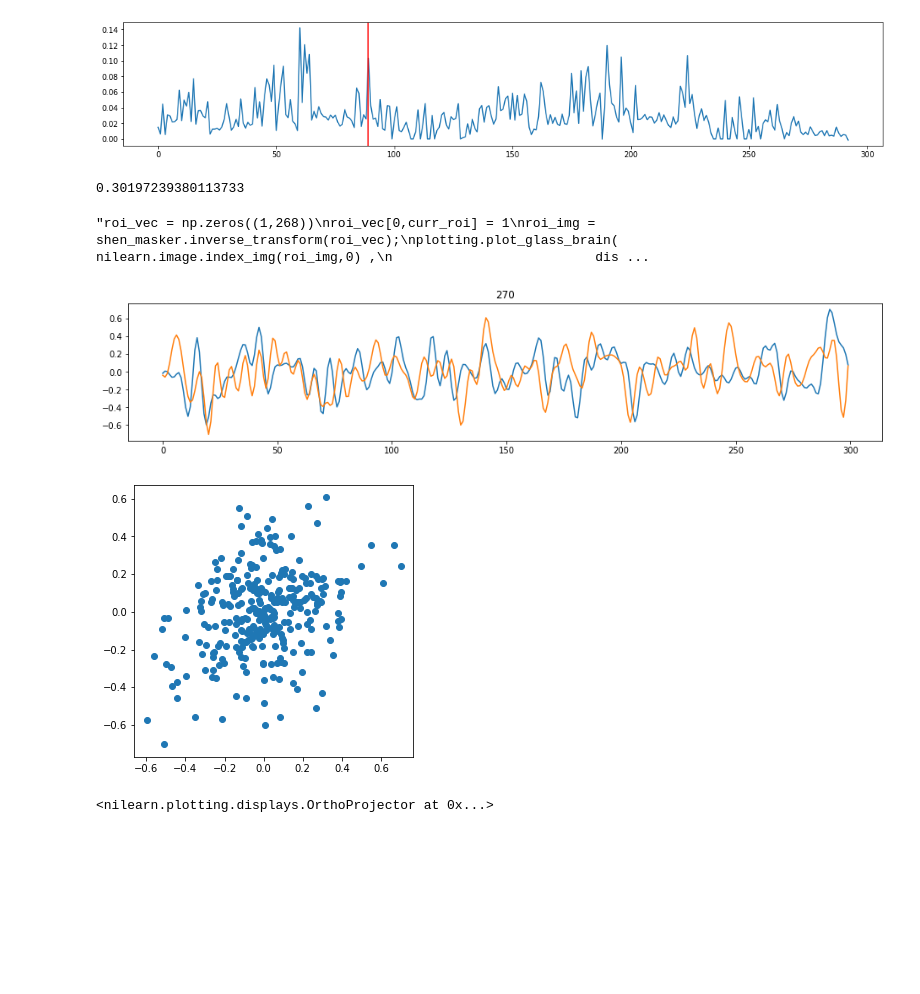
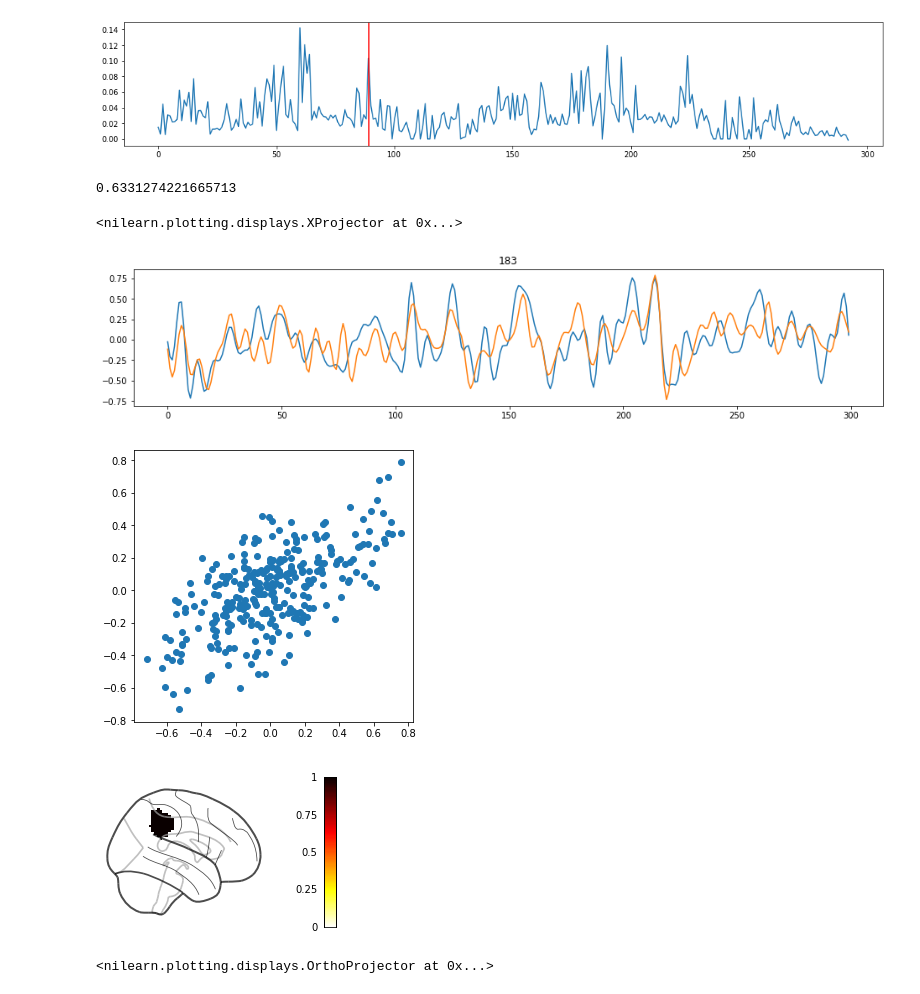
Before and after one commit to nomcomm/narratives_pieman, a Jupyter notebook: scripts/02_ISC_Pieman.ipynb, the cells around one changed output. Drawn from its saved outputs; the diff is of its cells as text; code cells hidden in the pictures; blank space fills up the shorter version.

```diff
--- a/scripts/02_ISC_Pieman.ipynb
+++ b/scripts/02_ISC_Pieman.ipynb
@@ -389,32 +65,33 @@ plt.axvline(89, color = 'red')
 # %%
 m1 = np.mean(data[:,:, :34], axis =2)
 m2 = np.mean(data[:,:, 34:], axis =2)
 
-curr_roi = 270
+curr_roi = 183
 
 plt.figure(figsize = (16,3))
 
 plt.plot(m1[:,curr_roi]);
 plt.plot(m2[:,curr_roi]);
 plt.title(str(curr_roi))
 print(np.corrcoef(m1[:,curr_roi], m2[:,curr_roi])[0,1])
 
 plt.figure(figsize = (5,5))
 plt.scatter(m1[:,curr_roi],
            m2[:,curr_roi])
 
-'''roi_vec = np.zeros((1,268))
+roi_vec = np.zeros((1,268))
 roi_vec[0,curr_roi] = 1
 roi_img = shen_masker.inverse_transform(roi_vec);
 plotting.plot_glass_brain( nilearn.image.index_img(roi_img,0) ,
                           display_mode = 'x',
                           colorbar = 'True',
                          ) #'''
 # %% [output]
-0.30197239380113733
+0.6331274221665713
-"roi_vec = np.zeros((1,268))\nroi_vec[0,curr_roi] = 1\nroi_img = shen_masker.inverse_transform(roi_vec);\nplotting.plot_glass_brain( nilearn.image.index_img(roi_img,0) ,\n                          dis ...
+<nilearn.plotting.displays.XProjector at 0x...>
-[figure, old version]
+[figure, new version]
-[figure, old version]
+[figure, new version]
+[figure, added]
 # %%
 #Pauli
 subcortex = nilearn.datasets.fetch_atlas_pauli_2017()
```
Also changed, not shown: parts of 7 cells of this notebook, 15 other files.
